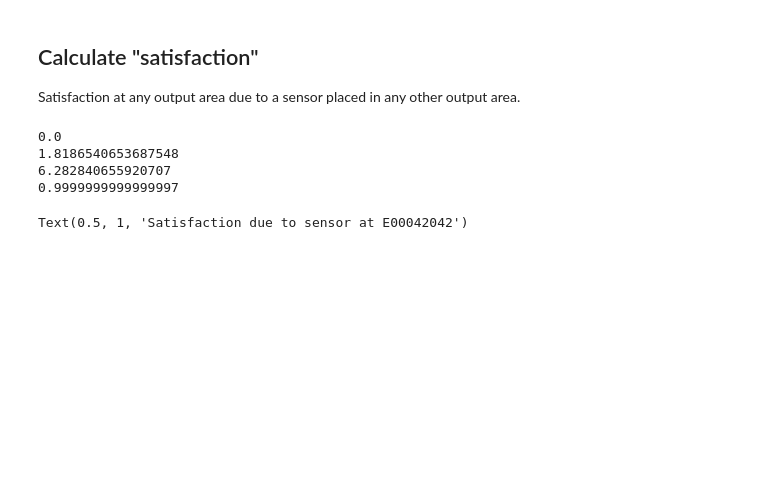
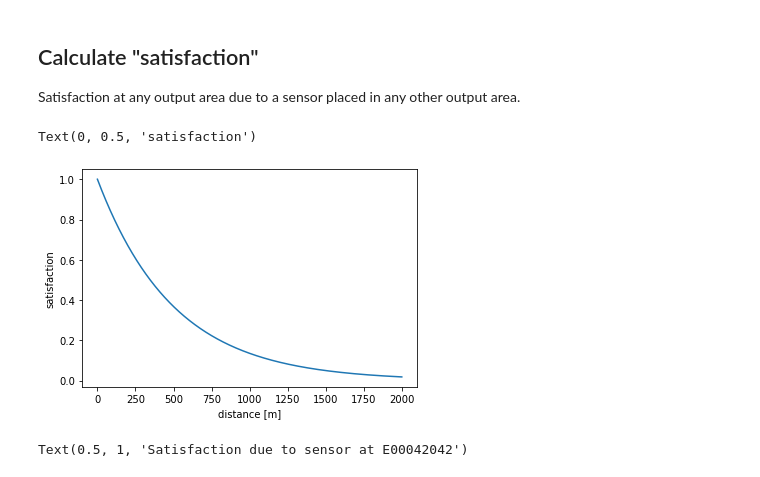
Before and after one commit to alan-turing-institute/spatial-inequality, a Jupyter notebook: population_optimisation.ipynb, the cells around one changed output. Drawn from its saved outputs; the diff is of its cells as text; code cells hidden in the pictures; blank space fills up the shorter version.

Commit message:
add satisfaction plot

```diff
--- a/population_optimisation.ipynb
+++ b/population_optimisation.ipynb
@@ -59,22 +59,20 @@ Max distance of 16923.71770783074 m is between E00042743 and E00139704
 ## Calculate "satisfaction"
 
 Satisfaction at any output area due to a sensor placed in any other output area.
-# %%
-# normalised distances
-distances_norm = distances / distances.std()
-
-print(distances_norm.min())
-print(distances_norm.mean())
-print(distances_norm.max())
-print(distances_norm.std())
-# %% [output]
-0.0
-1.8186540653687548
-6.282840655920707
-0.9999999999999997
 # %%
 def distance_to_satisfaction(distance, theta=1):
     return np.exp(- distance / theta)
 
-distance_to_satisfaction = np.vectorize(satisfaction)
+distance_to_satisfaction = np.vectorize(distance_to_satisfaction)
+# %%
+theta = 500
+
+d = np.arange(0, 2000)
+
+plt.plot(d, distance_to_satisfaction(d, theta=theta))
+plt.xlabel("distance [m]")
+plt.ylabel("satisfaction")
+# %% [output]
+Text(0, 0.5, 'satisfaction')
+[figure, added]
 # %%
```
Also changed, not shown: parts of 2 cells of this notebook.
